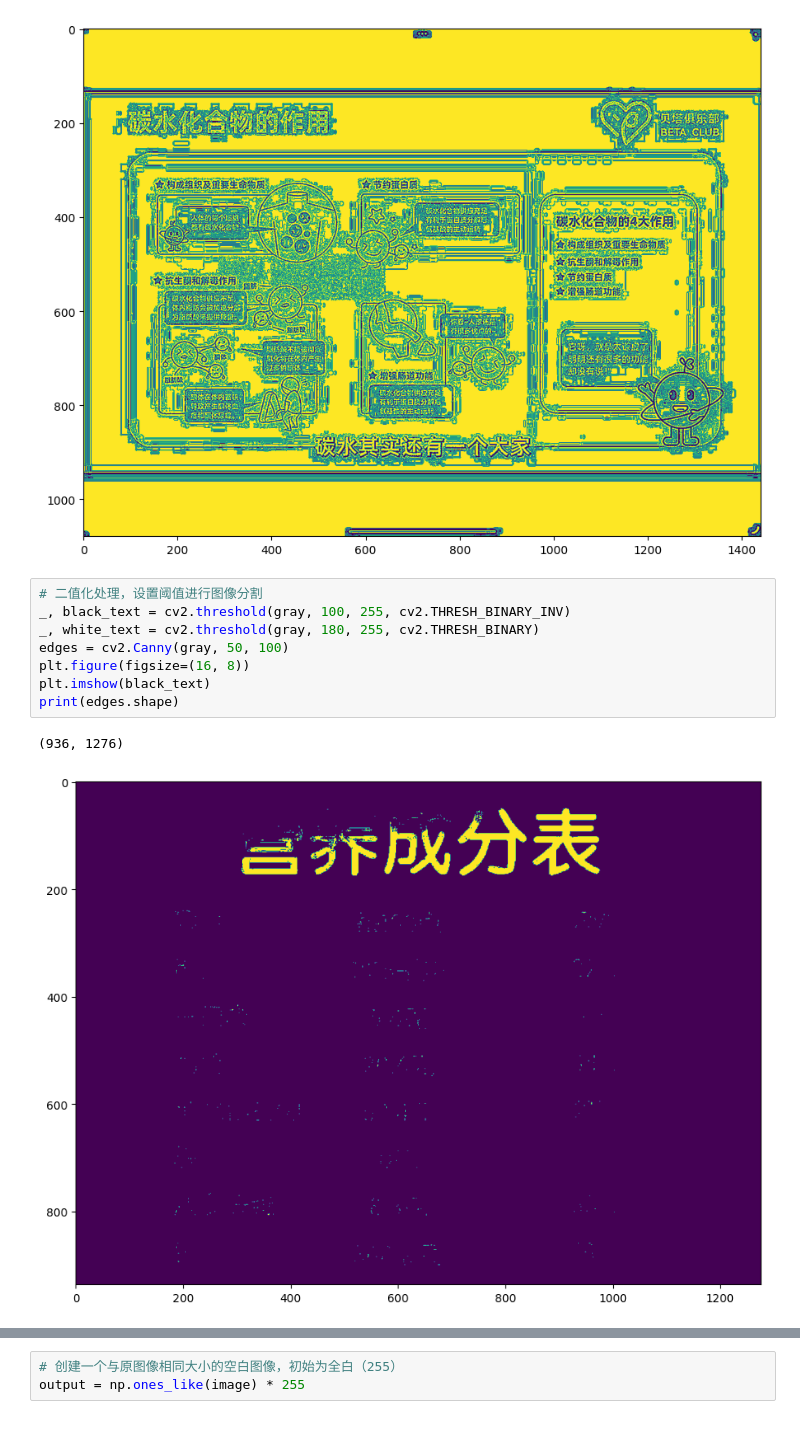
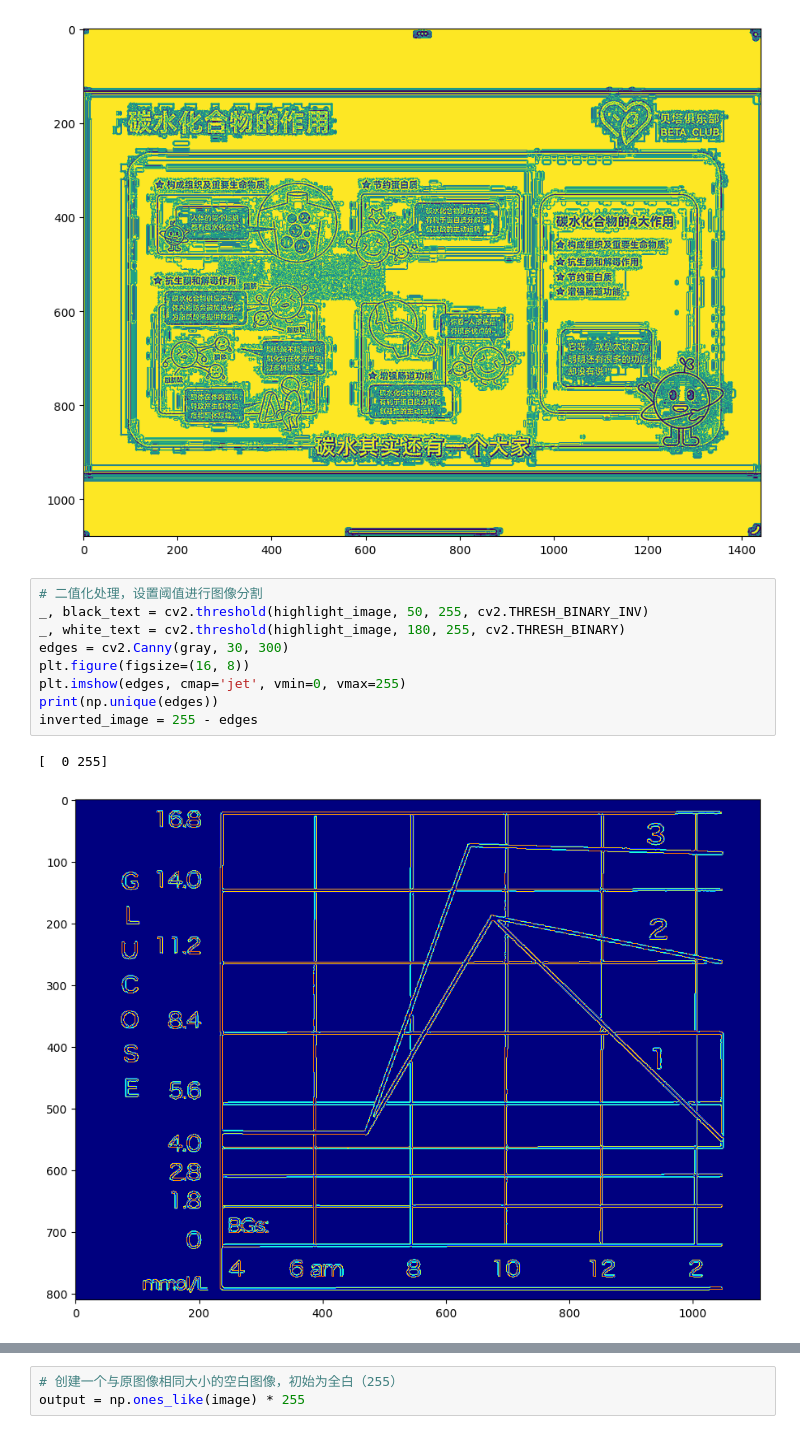
Before and after one commit to EvansongBBR/HealthCare, a Jupyter notebook: 课程/血糖和糖尿病/Untitled.ipynb, the cells around one changed output, grey strips where cells are left out. Saved outputs shown, nothing was run; the diff lists cells and outputs as text.

```diff
--- a/课程/血糖和糖尿病/Untitled.ipynb
+++ b/课程/血糖和糖尿病/Untitled.ipynb
@@ -101,15 +101,16 @@ print(adaptive_thresh.shape)
 [figure]
 # %%
 # 二值化处理，设置阈值进行图像分割
-_, black_text = cv2.threshold(gray, 100, 255, cv2.THRESH_BINARY_INV)
-_, white_text = cv2.threshold(gray, 180, 255, cv2.THRESH_BINARY)
-edges = cv2.Canny(gray, 50, 100)
+_, black_text = cv2.threshold(highlight_image, 50, 255, cv2.THRESH_BINARY_INV)
+_, white_text = cv2.threshold(highlight_image, 180, 255, cv2.THRESH_BINARY)
+edges = cv2.Canny(gray, 30, 300)
 plt.figure(figsize=(16, 8))
-plt.imshow(black_text)
-print(edges.shape)
+plt.imshow(edges, cmap='jet', vmin=0, vmax=255)
+print(np.unique(edges))
+inverted_image = 255 - edges
 # %% [output]
-(936, 1276)
+[  0 255]
-[figure, old version]
+[figure, new version]
 # %%
 # 查找图像中的轮廓x
 kernel = np.ones((3, 3), np.uint8)
```
Also changed, not shown: parts of 8 cells of this notebook, 9 other files.
